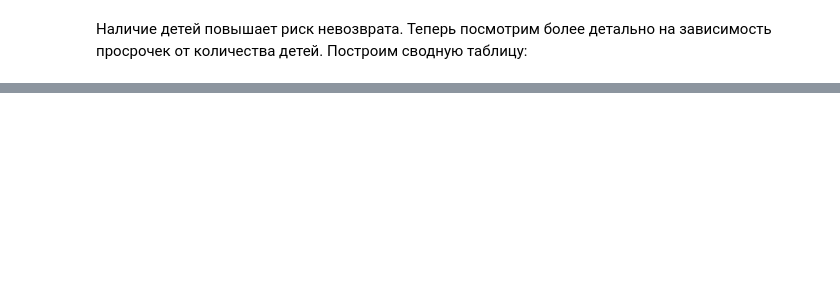
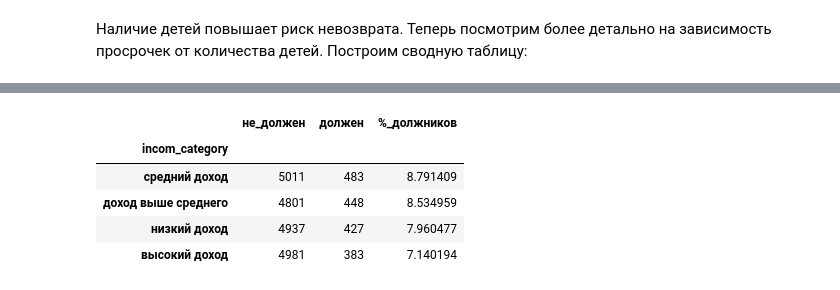
Before and after one commit to jane1ane/Data-Analyst_educational_projects, a Jupyter notebook: Исследование надёжности заёмщиков/Исследование надёжности заёмщиков.ipynb, the cells around one changed output, grey strips where cells are left out. Cells and saved outputs as stored; diff of their text form; code cells hidden in the pictures; blank space fills up the shorter version.

```diff
--- a/Исследование надёжности заёмщиков/Исследование надёжности заёмщиков.ipynb
+++ b/Исследование надёжности заёмщиков/Исследование надёжности заёмщиков.ipynb
@@ -802,0 +633,21 @@ df_pivot_purpose_group.sort_values('ratio', ascending = False)
+# %%
+df_pivot_total_income = df.pivot_table(
+    index=['incom_category'],
+    columns='debt',
+    values = 'family_status',
+    aggfunc='count'
+)
+df_pivot_total_income.columns=('не_должен', 'должен')
+# посчитаем по группам соотношение
+df_pivot_total_income ['%_должников'] = (
+    df_pivot_total_income ['должен'] / (df_pivot_total_income ['не_должен'] + df_pivot_total_income ['должен']) * 100
+                                    )
+
+df_pivot_total_income.sort_values('%_должников', ascending = False)
+# %% [output]
+|  | не_должен | должен | %_должников |
+| incom_category |  |  |  |
+| средний доход | 5011 | 483 | 8.791409 |
+| доход выше среднего | 4801 | 448 | 8.534959 |
+| низкий доход | 4937 | 427 | 7.960477 |
+| высокий доход | 4981 | 383 | 7.140194 |
```
Also changed, not shown: parts of 52 cells of this notebook.
